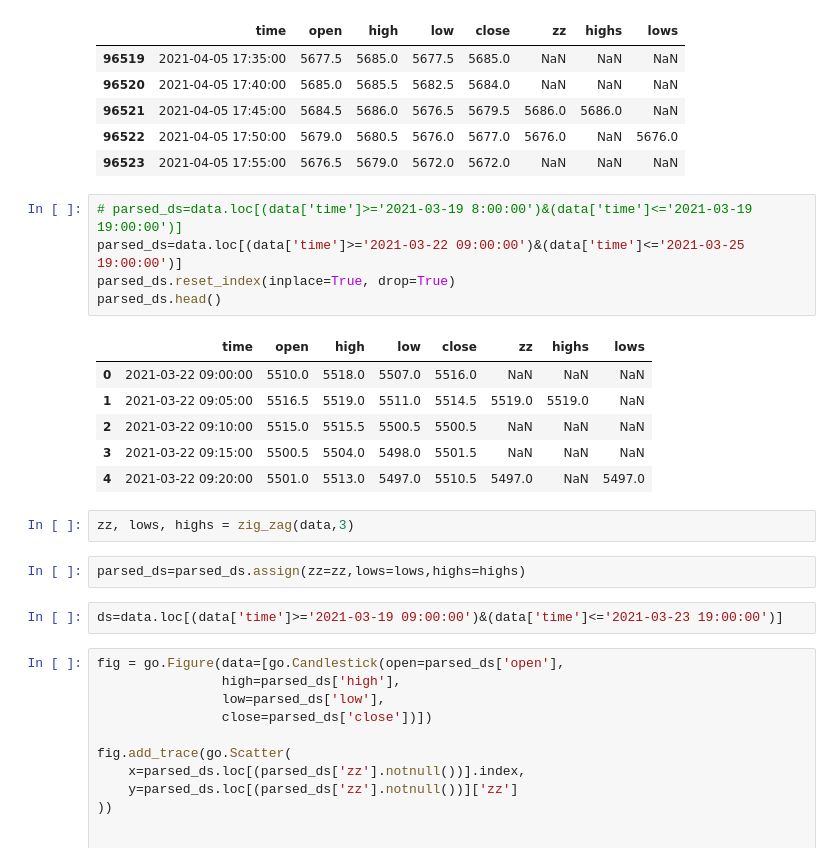
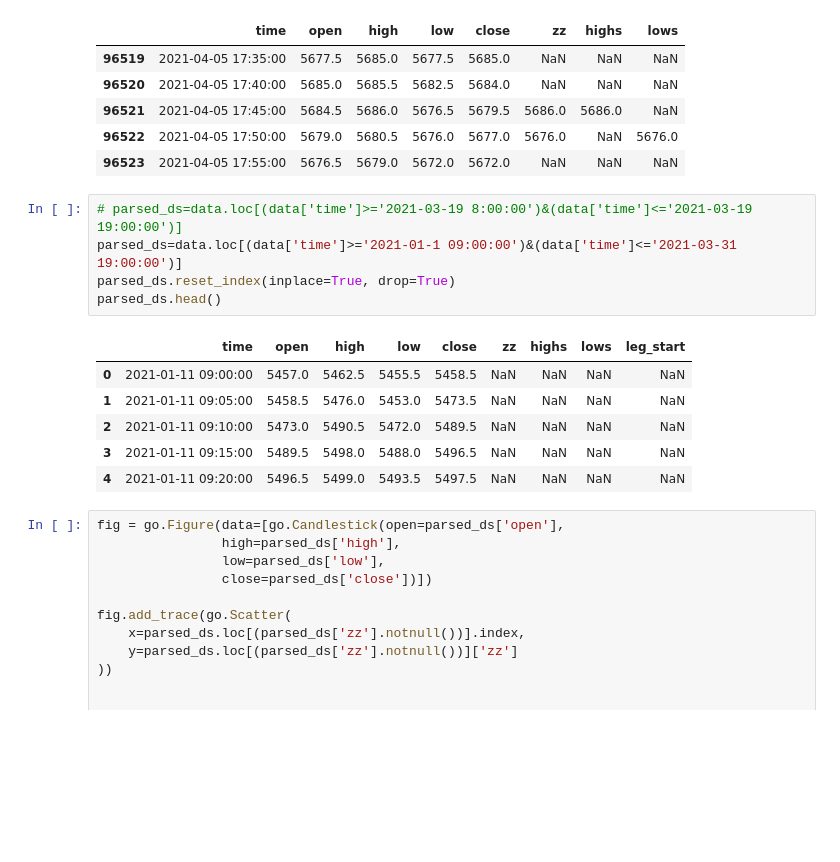
Before and after one commit to renatonankran/pybrooks, a Jupyter notebook: Gaps.ipynb, the cells around one changed output. Saved outputs shown, nothing was run; the diff lists cells and outputs as text; blank space fills up the shorter version.

```diff
--- a/Gaps.ipynb
+++ b/Gaps.ipynb
@@ -20,22 +21,16 @@ data.tail()
 | 96523 | 2021-04-05 17:55:00 | 5676.5 | 5679.0 | 5672.0 | 5672.0 | NaN | NaN | NaN |
 # %%
 # parsed_ds=data.loc[(data['time']>='2021-03-19 8:00:00')&(data['time']<='2021-03-19 19:00:00')]
-parsed_ds=data.loc[(data['time']>='2021-03-22 09:00:00')&(data['time']<='2021-03-25 19:00:00')]
+parsed_ds=data.loc[(data['time']>='2021-01-1 09:00:00')&(data['time']<='2021-03-31 19:00:00')]
 parsed_ds.reset_index(inplace=True, drop=True)
 parsed_ds.head()
 # %% [output]
-|  | time | open | high | low | close | zz | highs | lows |
-| 0 | 2021-03-22 09:00:00 | 5510.0 | 5518.0 | 5507.0 | 5516.0 | NaN | NaN | NaN |
-| 1 | 2021-03-22 09:05:00 | 5516.5 | 5519.0 | 5511.0 | 5514.5 | 5519.0 | 5519.0 | NaN |
-| 2 | 2021-03-22 09:10:00 | 5515.0 | 5515.5 | 5500.5 | 5500.5 | NaN | NaN | NaN |
-| 3 | 2021-03-22 09:15:00 | 5500.5 | 5504.0 | 5498.0 | 5501.5 | NaN | NaN | NaN |
-| 4 | 2021-03-22 09:20:00 | 5501.0 | 5513.0 | 5497.0 | 5510.5 | 5497.0 | NaN | 5497.0 |
+|  | time | open | high | low | close | zz | highs | lows | leg_start |
+| 0 | 2021-01-11 09:00:00 | 5457.0 | 5462.5 | 5455.5 | 5458.5 | NaN | NaN | NaN | NaN |
+| 1 | 2021-01-11 09:05:00 | 5458.5 | 5476.0 | 5453.0 | 5473.5 | NaN | NaN | NaN | NaN |
+| 2 | 2021-01-11 09:10:00 | 5473.0 | 5490.5 | 5472.0 | 5489.5 | NaN | NaN | NaN | NaN |
+| 3 | 2021-01-11 09:15:00 | 5489.5 | 5498.0 | 5488.0 | 5496.5 | NaN | NaN | NaN | NaN |
+| 4 | 2021-01-11 09:20:00 | 5496.5 | 5499.0 | 5493.5 | 5497.5 | NaN | NaN | NaN | NaN |
-# %%
-zz, lows, highs = zig_zag(data,3)
-# %%
-parsed_ds=parsed_ds.assign(zz=zz,lows=lows,highs=highs)
-# %%
-ds=data.loc[(data['time']>='2021-03-19 09:00:00')&(data['time']<='2021-03-23 19:00:00')]
 # %%
 fig = go.Figure(data=[go.Candlestick(open=parsed_ds['open'],
                 high=parsed_ds['high'],
```
Also changed, not shown: parts of 10 cells of this notebook, 4 other files.
